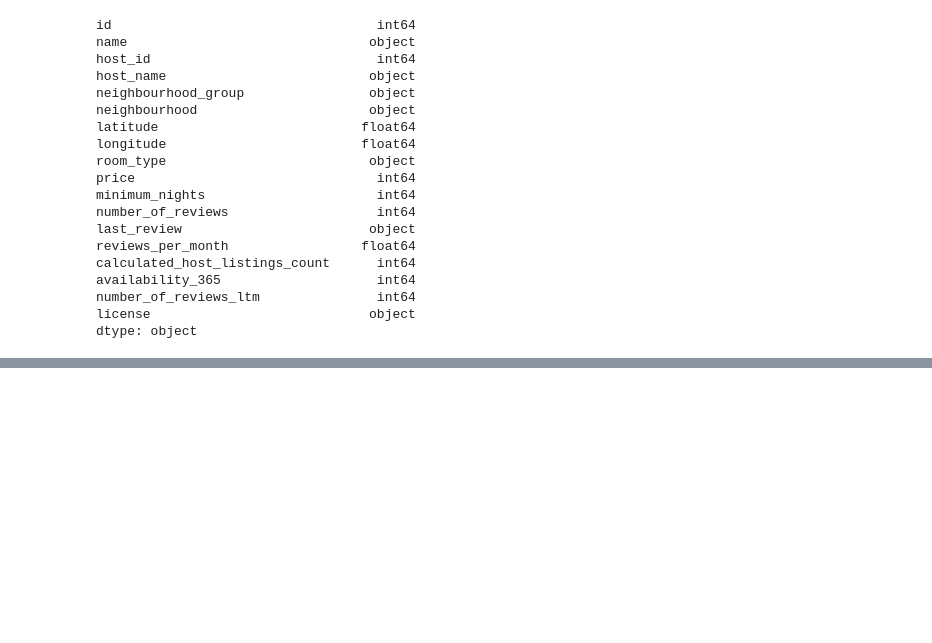
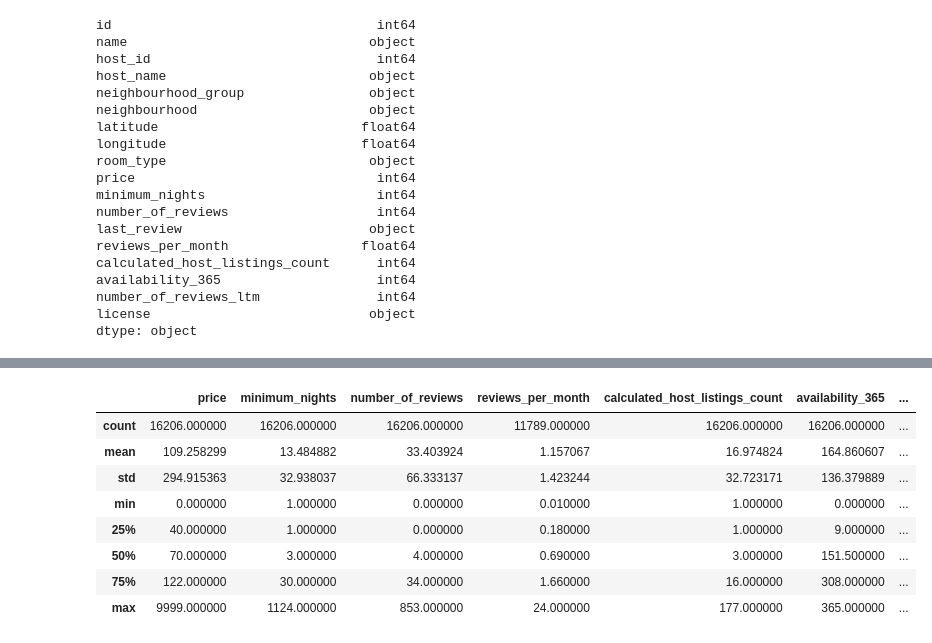
Before and after one commit to marcelofenerich/Simple_Analysis, a Jupyter notebook: Projeto_do_Módulo_1_Análise_dos_Dados_do_Airbnb_Barcelona.ipynb, the cells around one changed output, grey strips where cells are left out. Saved outputs shown, nothing was run; the diff lists cells and outputs as text; code cells hidden in the pictures; blank space fills up the shorter version.

```diff
--- a/Projeto_do_Módulo_1_Análise_dos_Dados_do_Airbnb_Barcelona.ipynb
+++ b/Projeto_do_Módulo_1_Análise_dos_Dados_do_Airbnb_Barcelona.ipynb
@@ -44,0 +169,15 @@ dtype: object
+# %%
+# Resumo das estatiticas basicas
+df.describe()
+
+# outlines:todos os valores maximos apresentaram um valor muito longe do percentil de 75%, com exeção availability_365, pode ser um sinal de outliner
+# %% [output]
+|  | price | minimum_nights | number_of_reviews | reviews_per_month | calculated_host_listings_count | availability_365 | ... |
+| count | 16206.000000 | 16206.000000 | 16206.000000 | 11789.000000 | 16206.000000 | 16206.000000 | ... |
+| mean | 109.258299 | 13.484882 | 33.403924 | 1.157067 | 16.974824 | 164.860607 | ... |
+| std | 294.915363 | 32.938037 | 66.333137 | 1.423244 | 32.723171 | 136.379889 | ... |
+| min | 0.000000 | 1.000000 | 0.000000 | 0.010000 | 1.000000 | 0.000000 | ... |
+| 25% | 40.000000 | 1.000000 | 0.000000 | 0.180000 | 1.000000 | 9.000000 | ... |
+| 50% | 70.000000 | 3.000000 | 4.000000 | 0.690000 | 3.000000 | 151.500000 | ... |
+| 75% | 122.000000 | 30.000000 | 34.000000 | 1.660000 | 16.000000 | 308.000000 | ... |
+| max | 9999.000000 | 1124.000000 | 853.000000 | 24.000000 | 177.000000 | 365.000000 | ... |
```
Also changed, not shown: parts of 27 cells of this notebook.
